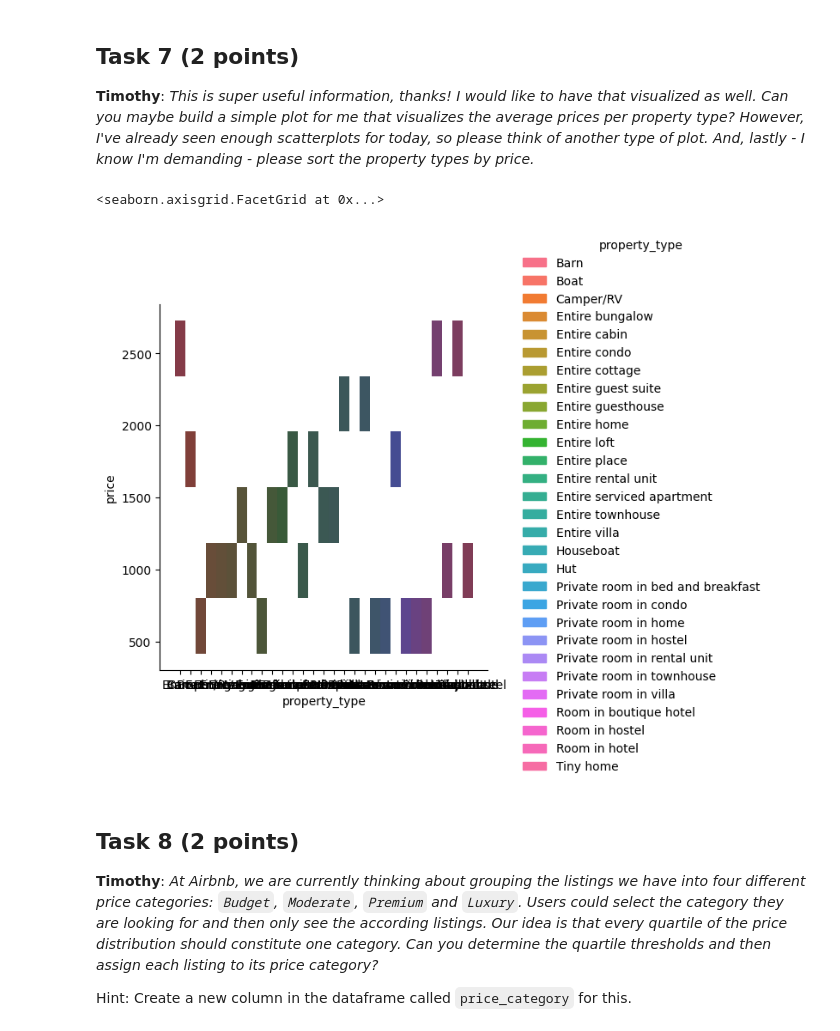
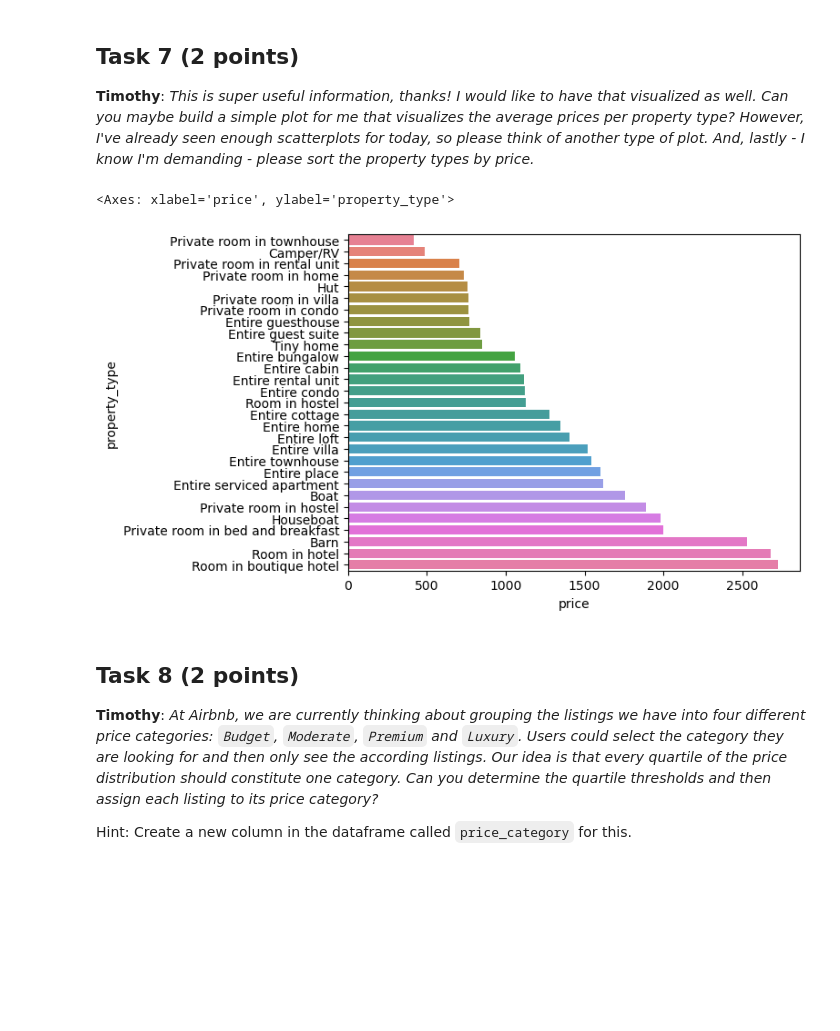
Before and after one commit to ravn12x/CBS-PROG, a Jupyter notebook: Programming/CBS-PROG/Mandatory assignement/DTDDB (2024) Mandatory Assignment 1.ipynb, the cells around one changed output. Drawn from its saved outputs; the diff is of its cells as text; code cells hidden in the pictures; blank space fills up the shorter version.

```diff
--- a/Programming/CBS-PROG/Mandatory assignement/DTDDB (2024) Mandatory Assignment 1.ipynb
+++ b/Programming/CBS-PROG/Mandatory assignement/DTDDB (2024) Mandatory Assignment 1.ipynb
@@ -145,7 +142,7 @@ _Also, please tell me afterwards how many listings you had to remove. All remain
 # %%
 # Code goes here
 #remove all values above 5000
-Cleaned_df = df.drop(df[df['price'] >= 5000].index)
+Cleaned_df = df.drop(df[df['price'] >= 5001].index)
 #print the df to make sure no values have exceeded the 5000 limit
 print(Cleaned_df['price'].describe())
 #print the amount of rows removed
@@ -286,13 +283,15 @@ __Timothy__: _This is super useful information, thanks! I would like to have tha
 # %%
 # Code goes here
 
 #turning the average price series into a dataframe
-avgpricedf = average_price_by_property_type.to_frame()
+sortedavpr=average_price_by_property_type.sort_values()
+avgpricedf = sortedavpr.to_frame()
+
 #making a new plot
-sns.displot(data=avgpricedf, x="property_type",y="price", hue="property_type")
+sns.barplot(data=avgpricedf, x="price",y="property_type", hue="property_type")
 # %% [output]
-<seaborn.axisgrid.FacetGrid at 0x...>
+<Axes: xlabel='price', ylabel='property_type'>
-[figure, old version]
+[figure, new version]
 # %% [markdown]
 ## Task 8 (2 points)
 
```
Also changed, not shown: parts of 9 cells of this notebook.
